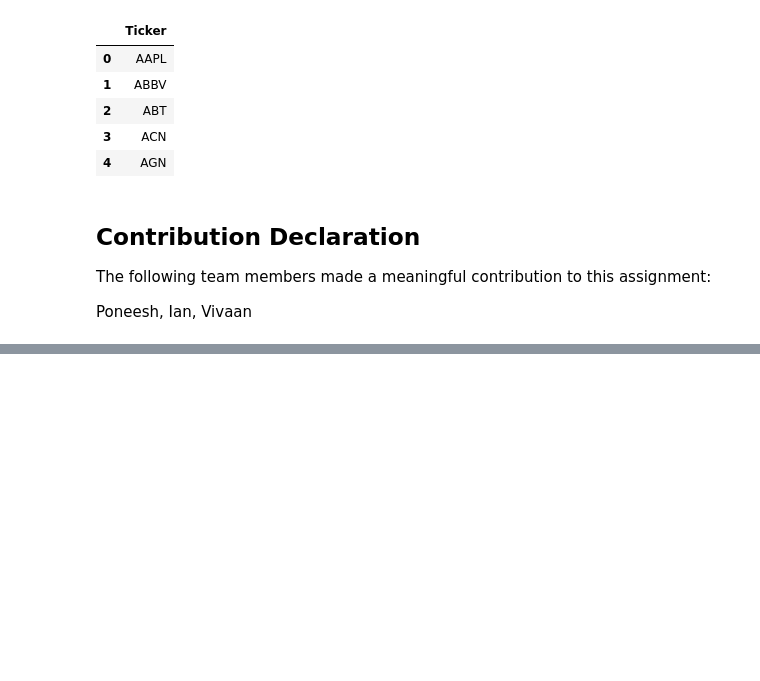
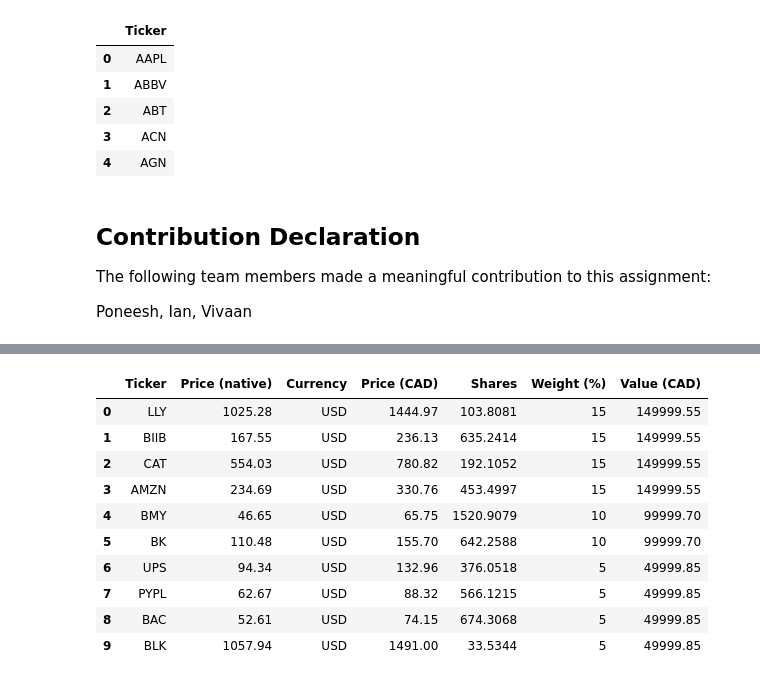
Before and after one commit to IanLeung12/CFM-Group-Project, a Jupyter notebook: Team_18_Assignment.ipynb, the cells around one changed output, grey strips where cells are left out. Drawn from its saved outputs; the diff is of its cells as text; code cells hidden in the pictures; blank space fills up the shorter version.

Commit message:
fetching number of stocks

```diff
--- a/Team_18_Assignment.ipynb
+++ b/Team_18_Assignment.ipynb
@@ -326,0 +323,83 @@ industries
+# %%
+# ---------------------------------------------------
+# Price history & CAD conversion
+# ---------------------------------------------------
+portfolio_capital = 1_000_000-3.03 # already CAD
+start_date = "2025-10-26"
+end_date = "2025-11-15"
+
+# USD → CAD forex rate (correct!)
+fx_rate = float(yf.Ticker("CAD=X").history(period="1d")["Close"].iloc[-1])
+
+records = []
+
+# First pass → compute shares and values (without fees yet)
+for ticker, weight in portfolio.items():
+
+    t = yf.Ticker(ticker)
+    hist = t.history(start=start_date, end=end_date)
+
+    last_close = hist["Close"].iloc[-1].round(2)
+    currency = t.info.get("currency", "USD")
+
+    # Convert price to CAD
+    if currency == "USD":
+        price_cad = round(last_close * fx_rate, 2)
+    else:
+        price_cad = last_close
+
+    allocation = portfolio_capital * (weight / 100)
+    shares = allocation / price_cad
+
+    value_cad = shares * price_cad
+
+    records.append({
+        "Ticker": ticker,
+        "Price (native)": last_close,
+        "Currency": currency,
+        "Price (CAD)": price_cad,
+        "Shares": shares,                     # keep raw for now
+        "Weight (%)": weight,
+        "Value (CAD)": value_cad,             # raw for now                        # place-holder
+    })
+
+# Convert to DF for fee calculation
+Portfolio_Final = pd.DataFrame(records)
+
+# ---------------------------------------------------
+# Apply portfolio-level fee rule
+# ---------------------------------------------------
+total_shares = Portfolio_Final["Shares"].sum()
+
+if total_shares > 2150:
+    total_fee_usd = 2.15
+else:
+    total_fee_usd = total_shares * 0.001
+
+total_fee_cad = round(total_fee_usd * fx_rate, 4)
+
+# distribute fee across stocks (or attach same value to all)
+
+# Recompute final values AFTER fees (your assignment may subtract once globally)
+Portfolio_Final["Value (CAD)"] = Portfolio_Final["Shares"] * Portfolio_Final["Price (CAD)"]
+
+# Round outputs
+Portfolio_Final["Shares"] = Portfolio_Final["Shares"].round(4)
+Portfolio_Final["Value (CAD)"] = Portfolio_Final["Value (CAD)"].round(2)
+
+# Sort for clean output
+Portfolio_Final = Portfolio_Final.sort_values("Weight (%)", ascending=False).reset_index(drop=True)
+
+Portfolio_Final
+# %% [output]
+|  | Ticker | Price (native) | Currency | Price (CAD) | Shares | Weight (%) | Value (CAD) |
+| 0 | LLY | 1025.28 | USD | 1444.97 | 103.8081 | 15 | 149999.55 |
+| 1 | BIIB | 167.55 | USD | 236.13 | 635.2414 | 15 | 149999.55 |
+| 2 | CAT | 554.03 | USD | 780.82 | 192.1052 | 15 | 149999.55 |
+| 3 | AMZN | 234.69 | USD | 330.76 | 453.4997 | 15 | 149999.55 |
+| 4 | BMY | 46.65 | USD | 65.75 | 1520.9079 | 10 | 99999.70 |
+| 5 | BK | 110.48 | USD | 155.70 | 642.2588 | 10 | 99999.70 |
+| 6 | UPS | 94.34 | USD | 132.96 | 376.0518 | 5 | 49999.85 |
+| 7 | PYPL | 62.67 | USD | 88.32 | 566.1215 | 5 | 49999.85 |
+| 8 | BAC | 52.61 | USD | 74.15 | 674.3068 | 5 | 49999.85 |
+| 9 | BLK | 1057.94 | USD | 1491.00 | 33.5344 | 5 | 49999.85 |
```
Also changed, not shown: parts of 7 cells of this notebook.
